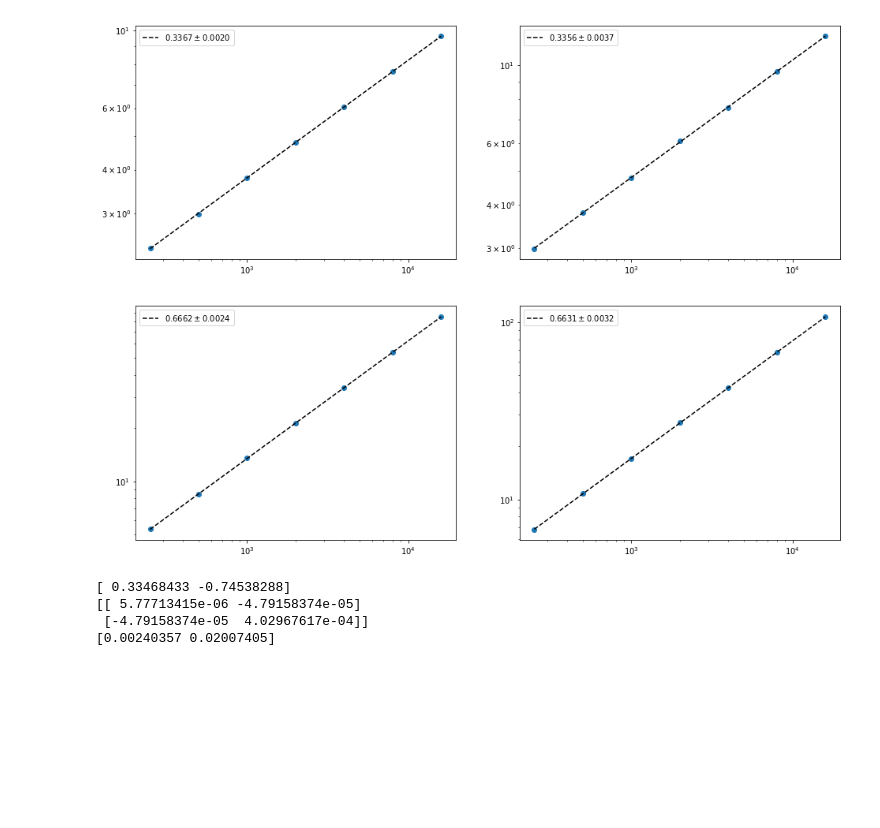
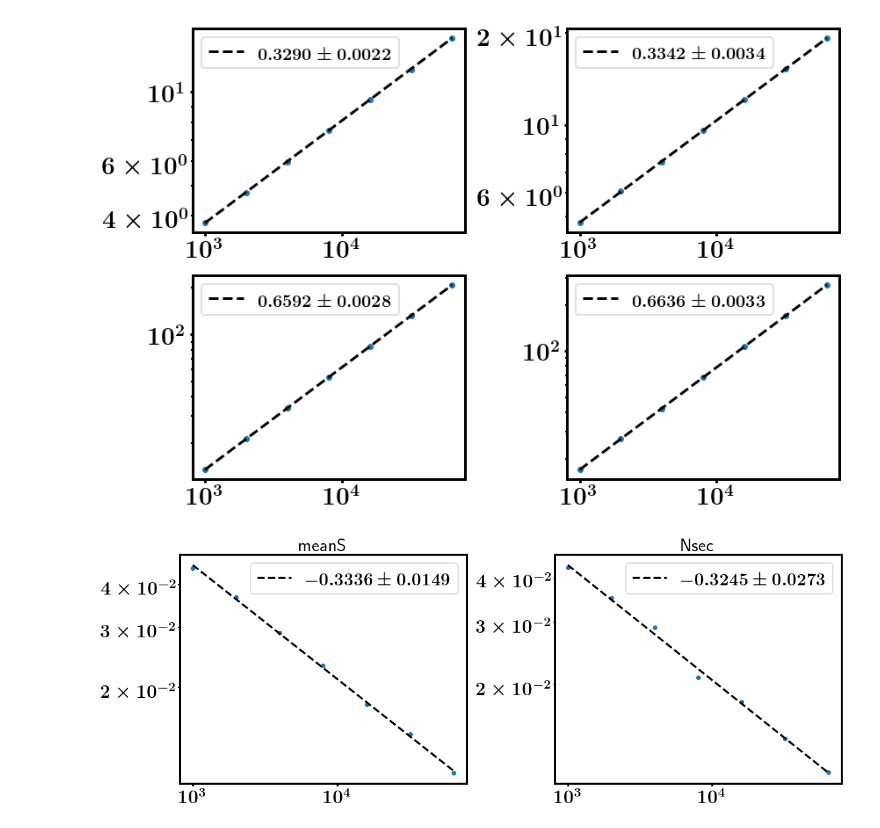
Before and after one commit to nahuelalmeira/dismantlingScaling, a Jupyter notebook: python/Tests.ipynb, the cells around one changed output. Cells and saved outputs as stored; diff of their text form; code cells hidden in the pictures; blank space fills up the shorter version.

```diff
--- a/python/Tests.ipynb
+++ b/python/Tests.ipynb
@@ -74,8 +90,2 @@ KeyError: 4000
-# %%
-S1_over_S2_values = {}
-for N in N_values:
-    df = dfs[N]
-    S1_over_S2 = N * df.Sgcc / df.Nsec
-    S1_over_S2_values[N] = S1_over_S2
 # %%
 colors = plt.rcParams['axes.prop_cycle'].by_key()['color']
@@ -145,9 +179,8 @@ def compute_fc_v2(dfs, min_f, max_f):
     fc = min_f + mean_inter
     return fc, std_inter
 
-fmin = 0.4
-fmax = 0.5
 print('{:.4f} {:.4f}'.format(*compute_fc_v2(dfs1000, fmin, fmax)))
 print('{:.4f} {:.4f}'.format(*compute_fc_v2(dfs10000, fmin, fmax)))
-#print('{:.4f} {:.4f}'.format(*compute_fc_v2(dfs20000, fmin, fmax)))
+print('{:.4f} {:.4f}'.format(*compute_fc_v2(dfs20000, fmin, fmax)))
+print('{:.4f} {:.4f}'.format(*compute_fc_v2(dfsMax, fmin, fmax)))
 # %% [output]
@@ -199,12 +234,7 @@ def powerlaw(X, a, c):
     return c*np.array(X)**a
 
 def getLinearReg(sizes, values, return_r2=False):
-    linear_regressor = LinearRegression()
-    #X = np.log(sizes).reshape(-1, 1)
-    #Y = np.log(values).reshape(-1, 1)
-    #linear_regressor.fit(X, Y)  # perform linear regression
-    #Y_pred = linear_regressor.predict(X)  # make predictions
-    #slope = linear_regressor.coef_[0][0]
+
     X = np.log(sizes)
     Y = np.log(values)
     coeffs, cov = np.polyfit(X, Y, 1, cov=True)
@@ -217,53 +247,68 @@ def getLinearReg(sizes, values, return_r2=False):
 
     if return_r2:
         return np.exp(Y_pred), slope, linear_regressor.score(X, Y)
     return np.exp(Y_pred), slope, y_error
 
-dfs = dfs20000
-#del dfs[250]
-#del dfs[500]
+dfs = copy.deepcopy(dfsMax)
+del dfs[250]
+del dfs[500]
+#del dfs[1000]
 N_values = list(dfs.keys())
 
+fc = compute_fc_v2(dfs, fmin, fmax)[0]
+#fc = 0.8
+
+measures = ['meanS', 'Nsec']
 
 ncols = 2
 nrows = 2
-fig, axes_cols = plt.subplots(figsize=(8*ncols, 6*nrows), ncols=ncols, nrows=2)
+fig, axes_cols = plt.subplots(figsize=(6*ncols, 4*nrows), ncols=ncols, nrows=2)
 
-for i, measure in enumerate(['meanS', 'Nsec']):
+for i, measure in enumerate(measures):
 
     axes = axes_cols[i]
 
-    measure_values = get_critical_measures(dfs, measure, 0.8)
+    measure_values = get_critical_measures(dfs, measure, fc)
     Y_pred, slope, y_err = getLinearReg(N_values, measure_values)
     ax = axes[0]
     ax.set_xscale('log')
     ax.set_yscale('log')
     ax.plot(N_values, measure_values, 'o')
     ax.plot(N_values, Y_pred, '--', color='k', label=r'${{{:.4f}}}\pm{{{:.4f}}}$'.format(slope, y_err))
-    ax.legend(loc='best')
+    ax.legend(loc='best', fontsize=20)
 
     measure_values = get_critical_measures(dfs, measure, fc='peak')
     Y_pred, slope, y_err = getLinearReg(N_values, measure_values)
     ax = axes[1]
     ax.set_xscale('log')
     ax.set_yscale('log')
     ax.plot(N_values, measure_values, 'o')
     ax.plot(N_values, Y_pred, '--', color='k', label=r'${{{:.4f}}}\pm{{{:.4f}}}$'.format(slope, y_err))
-    ax.legend(loc='best')
-
+    ax.legend(loc='best', fontsize=20)
+plt.tight_layout()
 plt.show()
 # %% [output]
-[figure, old version]
+[figure, new version]
-# %%
-X = np.log(N_values)
-Y = np.log(measure_values)
-coeffs, cov = np.polyfit(X, Y, 1, cov=True)
-errors = np.sqrt(np.diag(cov))
-print(coeffs)
-print(cov)
-print(errors)
-# %% [output]
-[ 0.33468433 -0.74538288]
-[[ 5.77713415e-06 -4.79158374e-05]
- [-4.79158374e-05  4.02967617e-04]]
-[0.00240357 0.02007405]
+# %%
+fig, axes = plt.subplots(figsize=(8*ncols, 6), ncols=ncols)
+for i, measure in enumerate(measures):
+    ax = axes[i]
+    ax.set_title(measure, fontsize=28)
+    ax.set_xscale('log')
+    ax.set_yscale('log')
+
+    fc_mean, fc_std = compute_fc_v2(dfs, fmin, fmax)
+    #fc_mean = 0.465
+    #fc_mean = 0.8
+    fc_values, peak_values = getPeaks(dfs, measure)
+    fc_diff = fc_mean - np.array(fc_values)
+
+    ax.plot(N_values, fc_diff, 'o')
+    Y_pred, slope, y_err = getLinearReg(N_values, fc_diff)
+
+    ax.plot(N_values, Y_pred, '--', color='k', label=r'${{{:.4f}}}\pm{{{:.4f}}}$'.format(slope, y_err))
+    ax.legend()
+plt.tight_layout()
+plt.show()
+# %% [output]
+[figure, added]
```
Also changed, not shown: parts of 22 cells of this notebook.
